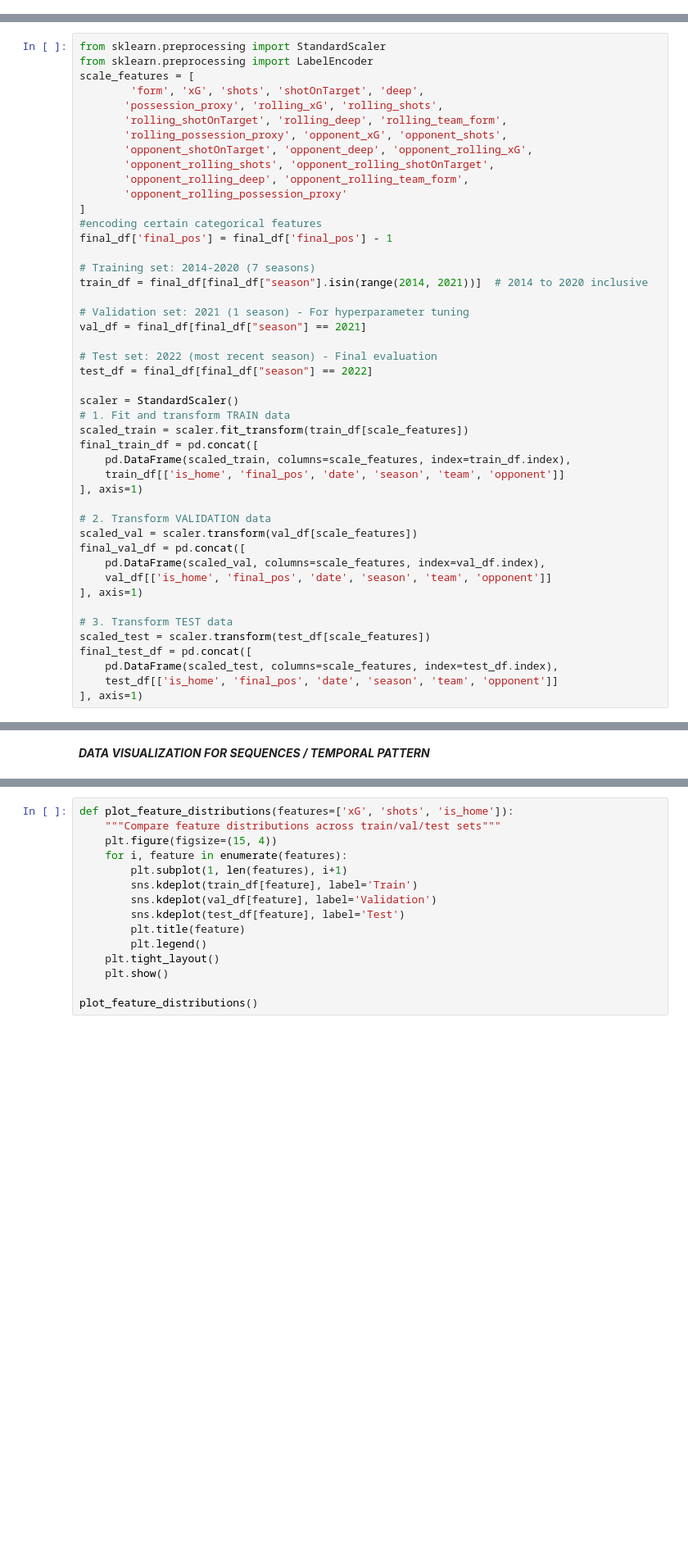
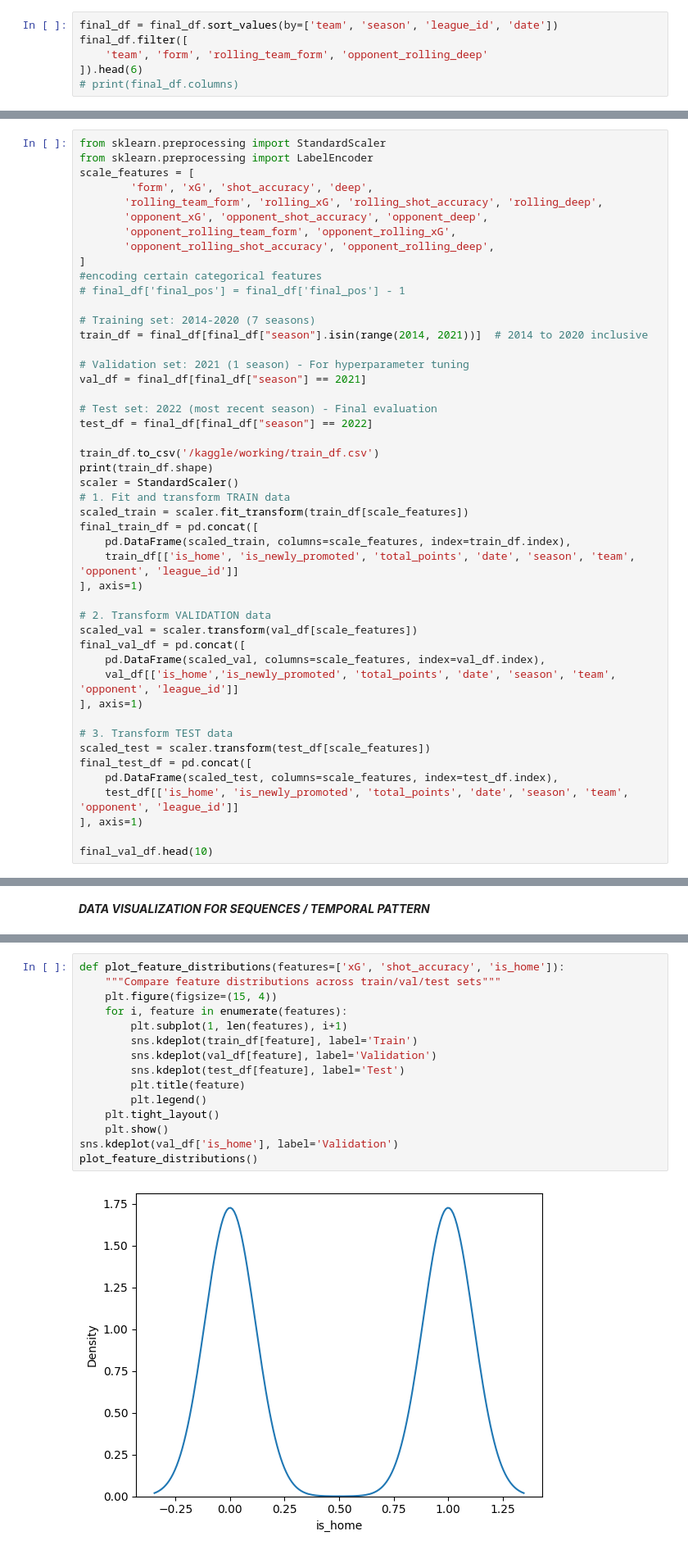
Before and after one commit to Sandeshpokhrel/footballLeaguePredictor-FLP-, a Jupyter notebook: Table_Predictor.ipynb, the cells around one changed output, grey strips where cells are left out. Shown at 82% size. Saved outputs shown, nothing was run; the diff lists cells and outputs as text; blank space fills up the shorter version.

Commit message:
Kaggle Notebook | Table_Predictor | Version 7

```diff
--- a/Table_Predictor.ipynb
+++ b/Table_Predictor.ipynb
@@ -249,0 +526,6 @@ final_df.columns
+# %%
+final_df = final_df.sort_values(by=['team', 'season', 'league_id', 'date'])
+final_df.filter([
+    'team', 'form', 'rolling_team_form', 'opponent_rolling_deep'
+]).head(6)
+# print(final_df.columns)
@@ -254,17 +586,14 @@ final_df.columns
 from sklearn.preprocessing import StandardScaler
 from sklearn.preprocessing import LabelEncoder
 scale_features = [
-        'form', 'xG', 'shots', 'shotOnTarget', 'deep',
-       'possession_proxy', 'rolling_xG', 'rolling_shots',
-       'rolling_shotOnTarget', 'rolling_deep', 'rolling_team_form',
-       'rolling_possession_proxy', 'opponent_xG', 'opponent_shots',
-       'opponent_shotOnTarget', 'opponent_deep', 'opponent_rolling_xG',
-       'opponent_rolling_shots', 'opponent_rolling_shotOnTarget',
-       'opponent_rolling_deep', 'opponent_rolling_team_form',
-       'opponent_rolling_possession_proxy'
+        'form', 'xG', 'shot_accuracy', 'deep',
+       'rolling_team_form', 'rolling_xG', 'rolling_shot_accuracy', 'rolling_deep',
+       'opponent_xG', 'opponent_shot_accuracy', 'opponent_deep',
+       'opponent_rolling_team_form', 'opponent_rolling_xG',
+       'opponent_rolling_shot_accuracy', 'opponent_rolling_deep',
 ]
 #encoding certain categorical features
-final_df['final_pos'] = final_df['final_pos'] - 1
+# final_df['final_pos'] = final_df['final_pos'] - 1
 
 # Training set: 2014-2020 (7 seasons)
 train_df = final_df[final_df["season"].isin(range(2014, 2021))]  # 2014 to 2020 inclusive
@@ -275,24 +604,28 @@ val_df = final_df[final_df["season"] == 2021]
 # Test set: 2022 (most recent season) - Final evaluation
 test_df = final_df[final_df["season"] == 2022]
 
+train_df.to_csv('/kaggle/working/train_df.csv')
+print(train_df.shape)
 scaler = StandardScaler()
 # 1. Fit and transform TRAIN data
 scaled_train = scaler.fit_transform(train_df[scale_features])
 final_train_df = pd.concat([
     pd.DataFrame(scaled_train, columns=scale_features, index=train_df.index),
-    train_df[['is_home', 'final_pos', 'date', 'season', 'team', 'opponent']]
+    train_df[['is_home', 'is_newly_promoted', 'total_points', 'date', 'season', 'team', 'opponent', 'league_id']]
 ], axis=1)
 
 # 2. Transform VALIDATION data
 scaled_val = scaler.transform(val_df[scale_features])
 final_val_df = pd.concat([
     pd.DataFrame(scaled_val, columns=scale_features, index=val_df.index),
-    val_df[['is_home', 'final_pos', 'date', 'season', 'team', 'opponent']]
+    val_df[['is_home','is_newly_promoted', 'total_points', 'date', 'season', 'team', 'opponent', 'league_id']]
 ], axis=1)
 
 # 3. Transform TEST data
 scaled_test = scaler.transform(test_df[scale_features])
 final_test_df = pd.concat([
     pd.DataFrame(scaled_test, columns=scale_features, index=test_df.index),
-    test_df[['is_home', 'final_pos', 'date', 'season', 'team', 'opponent']]
+    test_df[['is_home', 'is_newly_promoted', 'total_points', 'date', 'season', 'team', 'opponent', 'league_id']]
 ], axis=1)
+
+final_val_df.head(10)
@@ -392,15 +825,17 @@ print(inf_counts)
 # %%
-def plot_feature_distributions(features=['xG', 'shots', 'is_home']):
+def plot_feature_distributions(features=['xG', 'shot_accuracy', 'is_home']):
     """Compare feature distributions across train/val/test sets"""
     plt.figure(figsize=(15, 4))
     for i, feature in enumerate(features):
         plt.subplot(1, len(features), i+1)
         sns.kdeplot(train_df[feature], label='Train')
         sns.kdeplot(val_df[feature], label='Validation')
         sns.kdeplot(test_df[feature], label='Test')
         plt.title(feature)
         plt.legend()
     plt.tight_layout()
     plt.show()
-
+sns.kdeplot(val_df['is_home'], label='Validation')
 plot_feature_distributions()
+# %% [output]
+[figure, added]
```
Also changed, not shown: parts of 45 cells of this notebook.
